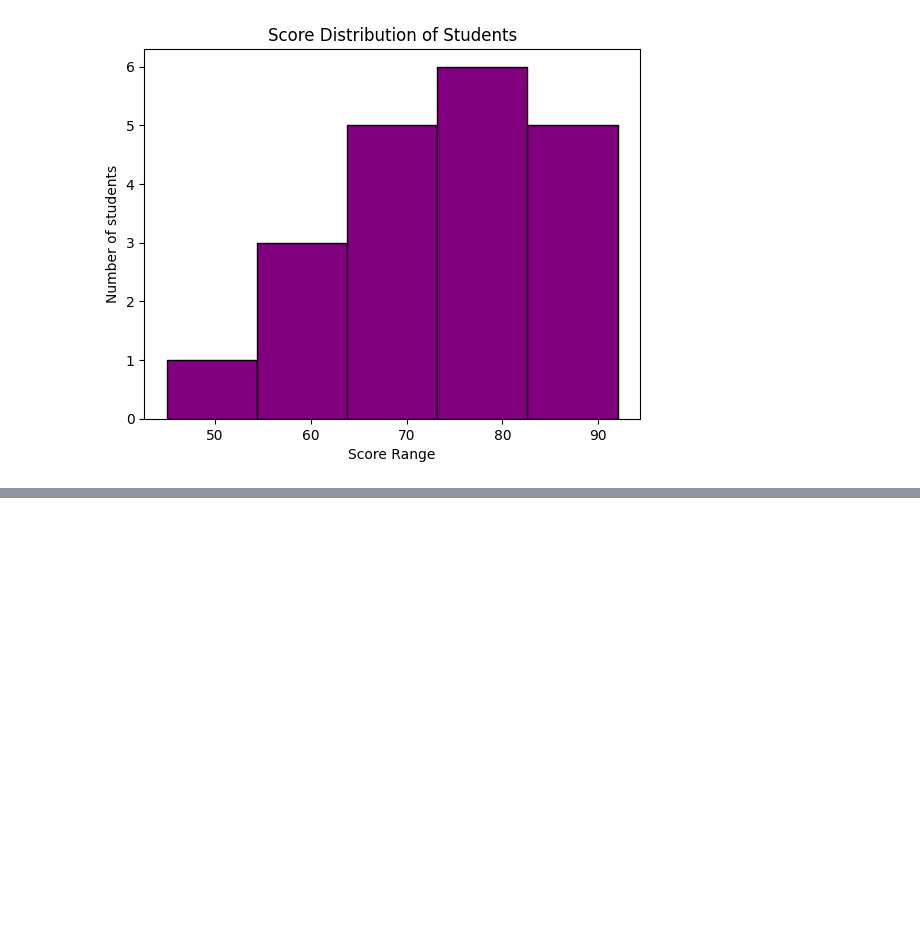
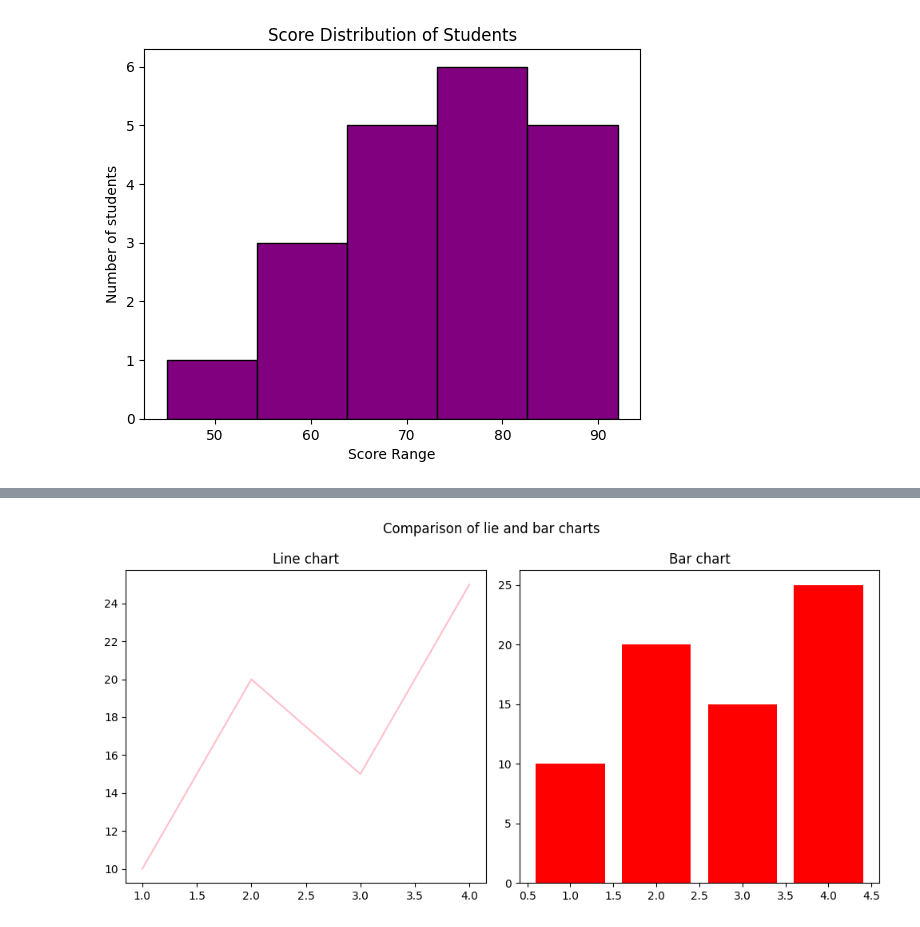
Before and after one commit to anis5165/NotJustPython, a Jupyter notebook: data_library/Matplotlib/_matplotlib.ipynb, the cells around one changed output, grey strips where cells are left out. Cells and saved outputs as stored; diff of their text form; code cells hidden in the pictures; blank space fills up the shorter version.

```diff
--- a/data_library/Matplotlib/_matplotlib.ipynb
+++ b/data_library/Matplotlib/_matplotlib.ipynb
@@ -74,0 +122,20 @@ plt.show()
+# %%
+#subplot
+
+fig, ax = plt.subplots(1,2, figsize=(10,5))
+
+x = [1,2,3,4]
+y = [10,20,15,25]
+
+ax[0].plot(x,y, color='pink')
+ax[0].set_title("Line chart")
+
+ax[1].bar(x,y,color='red')
+ax[1].set_title("Bar chart")
+
+fig.suptitle('Comparison of lie and bar charts')
+
+plt.tight_layout() #use only just before plt.show()
+plt.show()
+# %% [output]
+[figure, added]
```
Also changed, not shown: parts of 4 cells of this notebook, 10 other files.
